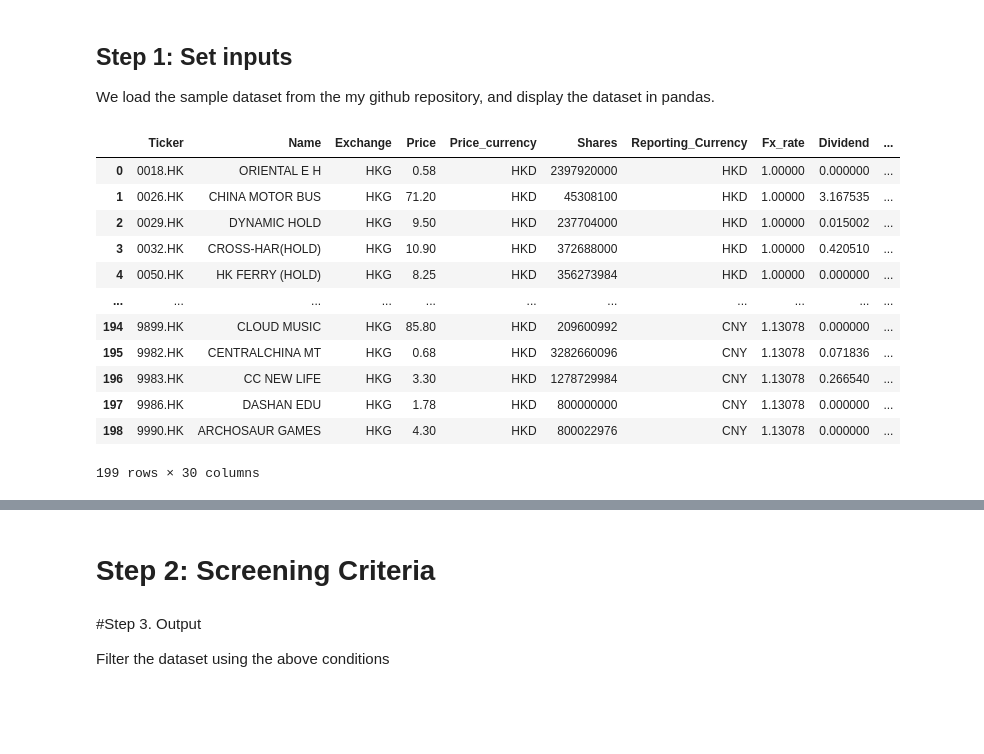
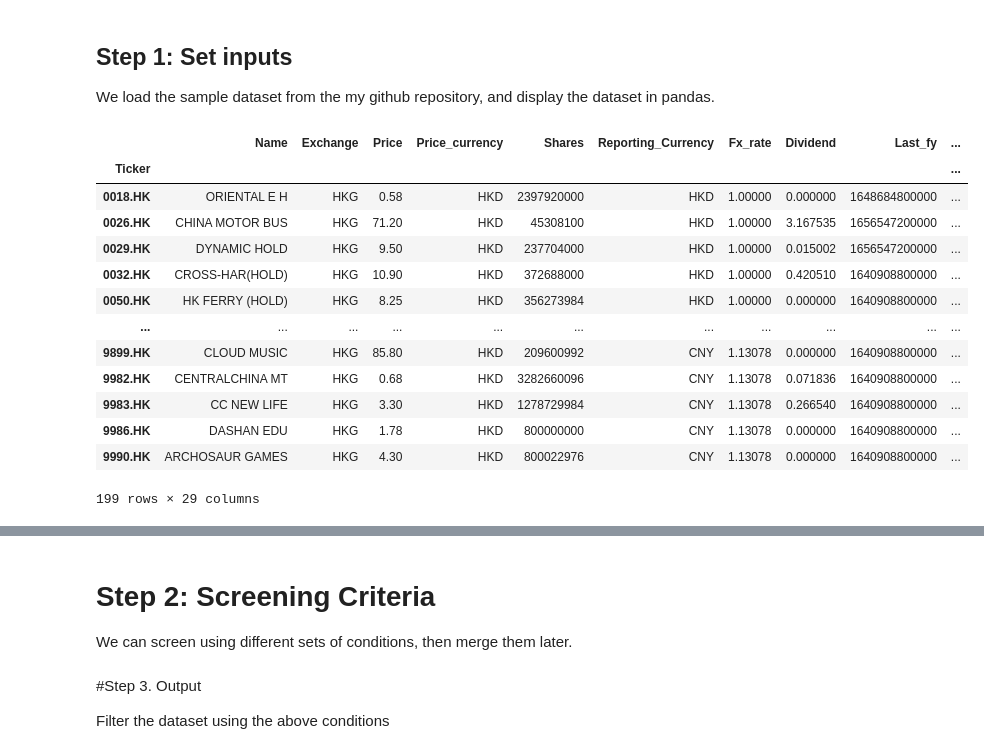
Before and after one commit to JerryChenz/Trading_Proc_v1, a Jupyter notebook: stock_screener.ipynb, the cells around one changed output, grey strips where cells are left out. Drawn from its saved outputs; the diff is of its cells as text; code cells hidden in the pictures; blank space fills up the shorter version.

```diff
--- a/stock_screener.ipynb
+++ b/stock_screener.ipynb
@@ -7,19 +7,21 @@ We load the sample dataset from the my github repository, and display the datase
 # %%
 import pandas as pd
 summary_url = 'https://raw.githubusercontent.com/JerryChenz/InvestmentManagement/master/financial_models/Opportunities/Monitor/screener_summary.csv'
 df = pd.read_csv(summary_url)
+df = df.set_index('Ticker')
 display(df)
 # %% [output]
-|  | Ticker | Name | Exchange | Price | Price_currency | Shares | Reporting_Currency | Fx_rate | Dividend | ... |
-| 0 | 0018.HK | ORIENTAL E H | HKG | 0.58 | HKD | 2397920000 | HKD | 1.00000 | 0.000000 | ... |
-| 1 | 0026.HK | CHINA MOTOR BUS | HKG | 71.20 | HKD | 45308100 | HKD | 1.00000 | 3.167535 | ... |
-| 2 | 0029.HK | DYNAMIC HOLD | HKG | 9.50 | HKD | 237704000 | HKD | 1.00000 | 0.015002 | ... |
-| 3 | 0032.HK | CROSS-HAR(HOLD) | HKG | 10.90 | HKD | 372688000 | HKD | 1.00000 | 0.420510 | ... |
-| 4 | 0050.HK | HK FERRY (HOLD) | HKG | 8.25 | HKD | 356273984 | HKD | 1.00000 | 0.000000 | ... |
+|  | Name | Exchange | Price | Price_currency | Shares | Reporting_Currency | Fx_rate | Dividend | Last_fy | ... |
+| Ticker |  |  |  |  |  |  |  |  |  | ... |
+| 0018.HK | ORIENTAL E H | HKG | 0.58 | HKD | 2397920000 | HKD | 1.00000 | 0.000000 | 1648684800000 | ... |
+| 0026.HK | CHINA MOTOR BUS | HKG | 71.20 | HKD | 45308100 | HKD | 1.00000 | 3.167535 | 1656547200000 | ... |
+| 0029.HK | DYNAMIC HOLD | HKG | 9.50 | HKD | 237704000 | HKD | 1.00000 | 0.015002 | 1656547200000 | ... |
+| 0032.HK | CROSS-HAR(HOLD) | HKG | 10.90 | HKD | 372688000 | HKD | 1.00000 | 0.420510 | 1640908800000 | ... |
+| 0050.HK | HK FERRY (HOLD) | HKG | 8.25 | HKD | 356273984 | HKD | 1.00000 | 0.000000 | 1640908800000 | ... |
 | ... | ... | ... | ... | ... | ... | ... | ... | ... | ... | ... |
-| 194 | 9899.HK | CLOUD MUSIC | HKG | 85.80 | HKD | 209600992 | CNY | 1.13078 | 0.000000 | ... |
-| 195 | 9982.HK | CENTRALCHINA MT | HKG | 0.68 | HKD | 3282660096 | CNY | 1.13078 | 0.071836 | ... |
-| 196 | 9983.HK | CC NEW LIFE | HKG | 3.30 | HKD | 1278729984 | CNY | 1.13078 | 0.266540 | ... |
-| 197 | 9986.HK | DASHAN EDU | HKG | 1.78 | HKD | 800000000 | CNY | 1.13078 | 0.000000 | ... |
-| 198 | 9990.HK | ARCHOSAUR GAMES | HKG | 4.30 | HKD | 800022976 | CNY | 1.13078 | 0.000000 | ... |
+| 9899.HK | CLOUD MUSIC | HKG | 85.80 | HKD | 209600992 | CNY | 1.13078 | 0.000000 | 1640908800000 | ... |
+| 9982.HK | CENTRALCHINA MT | HKG | 0.68 | HKD | 3282660096 | CNY | 1.13078 | 0.071836 | 1640908800000 | ... |
+| 9983.HK | CC NEW LIFE | HKG | 3.30 | HKD | 1278729984 | CNY | 1.13078 | 0.266540 | 1640908800000 | ... |
+| 9986.HK | DASHAN EDU | HKG | 1.78 | HKD | 800000000 | CNY | 1.13078 | 0.000000 | 1640908800000 | ... |
+| 9990.HK | ARCHOSAUR GAMES | HKG | 4.30 | HKD | 800022976 | CNY | 1.13078 | 0.000000 | 1640908800000 | ... |
-199 rows × 30 columns
+199 rows × 29 columns
@@ -40,4 +44,6 @@ current_ratio = df['CurrentAssets'] / df['CurrentLiabilities']
 dividend_rate = df['Dividend'] / df['Price']
 # %% [markdown]
 # Step 2: Screening Criteria
+
+We can screen using different sets of conditions, then merge them later.
 # %%
```
Also changed, not shown: parts of 9 cells of this notebook.
